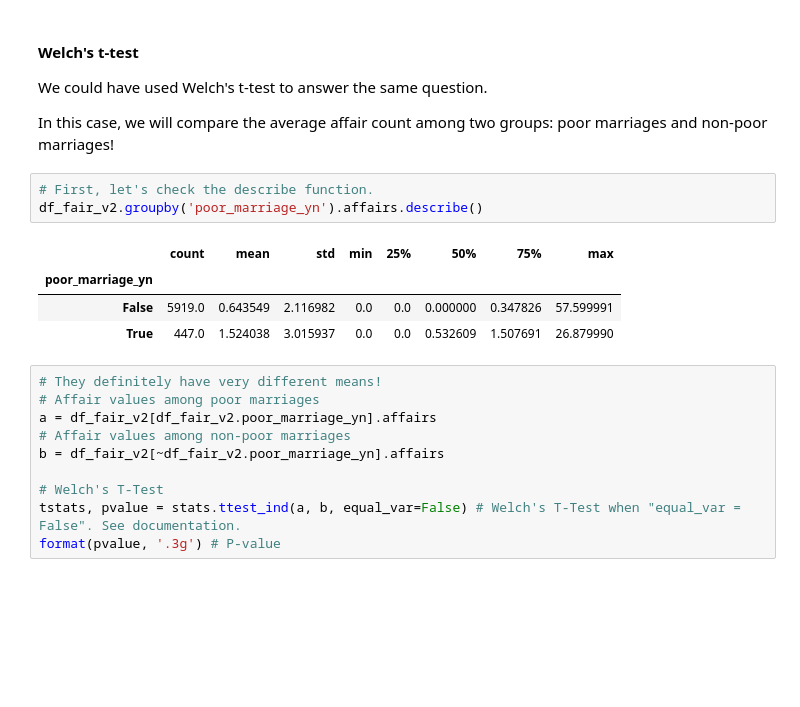
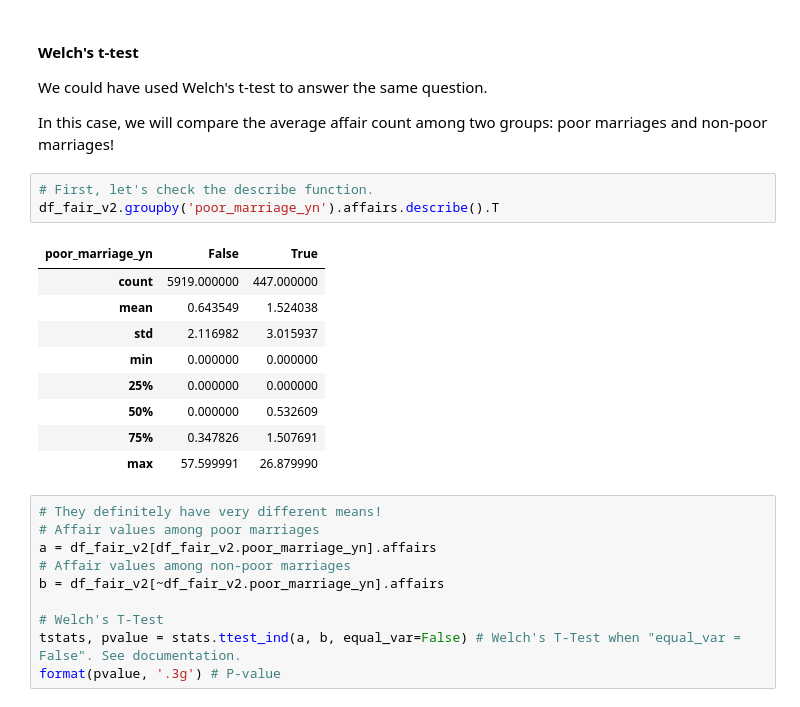
Before and after one commit to fgonzaleumbc/DATA601, a Jupyter notebook: Lecture10/23_Statistics_Hypothesis_Testing.ipynb, the cells around one changed output. Saved outputs shown, nothing was run; the diff lists cells and outputs as text; blank space fills up the shorter version.

```diff
--- a/Lecture10/23_Statistics_Hypothesis_Testing.ipynb
+++ b/Lecture10/23_Statistics_Hypothesis_Testing.ipynb
@@ -649,12 +657,17 @@ We could have used Welch's t-test to answer the same question.
 In this case, we will compare the average affair count among two groups: poor marriages and non-poor marriages!
 # %%
 # First, let's check the describe function.
-df_fair_v2.groupby('poor_marriage_yn').affairs.describe()
+df_fair_v2.groupby('poor_marriage_yn').affairs.describe().T
 # %% [output]
-|  | count | mean | std | min | 25% | 50% | 75% | max |
-| poor_marriage_yn |  |  |  |  |  |  |  |  |
-| False | 5919.0 | 0.643549 | 2.116982 | 0.0 | 0.0 | 0.000000 | 0.347826 | 57.599991 |
-| True | 447.0 | 1.524038 | 3.015937 | 0.0 | 0.0 | 0.532609 | 1.507691 | 26.879990 |
+| poor_marriage_yn | False | True |
+| count | 5919.000000 | 447.000000 |
+| mean | 0.643549 | 1.524038 |
+| std | 2.116982 | 3.015937 |
+| min | 0.000000 | 0.000000 |
+| 25% | 0.000000 | 0.000000 |
+| 50% | 0.000000 | 0.532609 |
+| 75% | 0.347826 | 1.507691 |
+| max | 57.599991 | 26.879990 |
 # %%
 # They definitely have very different means!
 # Affair values among poor marriages
```
Also changed, not shown: parts of 23 cells of this notebook, 1 other file.
